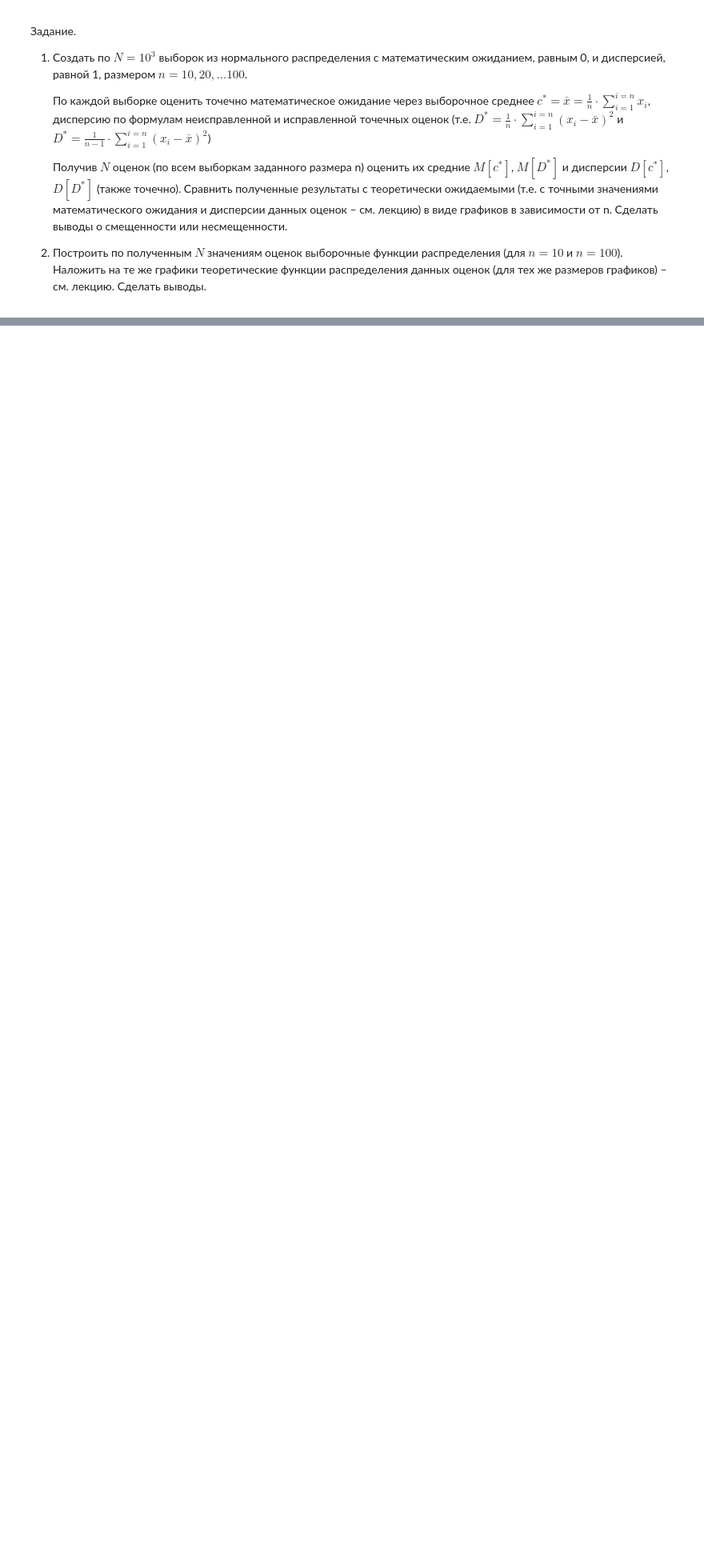
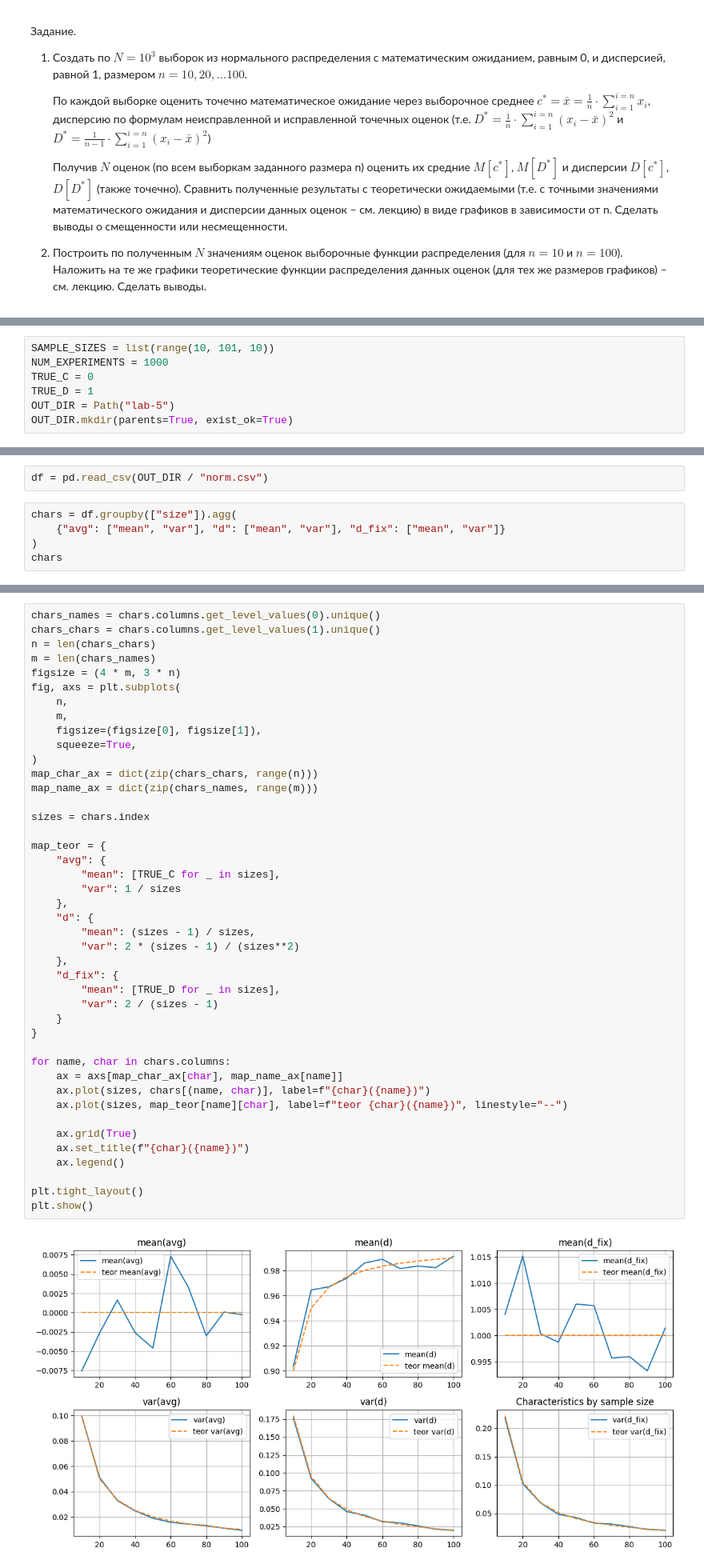
Before and after one commit to e1turin/ipkn-statistics, a Jupyter notebook: lab-5.ipynb, the cells around one changed output, grey strips where cells are left out. Shown at 80% size. Cells and saved outputs as stored; diff of their text form; blank space fills up the shorter version.

```diff
--- a/lab-5.ipynb
+++ b/lab-5.ipynb
@@ -28,0 +40,7 @@
+# %%
+SAMPLE_SIZES = list(range(10, 101, 10))
+NUM_EXPERIMENTS = 1000
+TRUE_C = 0
+TRUE_D = 1
+OUT_DIR = Path("lab-5")
+OUT_DIR.mkdir(parents=True, exist_ok=True)
@@ -28,0 +82,7 @@
+# %%
+df = pd.read_csv(OUT_DIR / "norm.csv")
+# %%
+chars = df.groupby(["size"]).agg(
+    {"avg": ["mean", "var"], "d": ["mean", "var"], "d_fix": ["mean", "var"]}
+)
+chars
@@ -28,0 +103,45 @@
+# %%
+chars_names = chars.columns.get_level_values(0).unique()
+chars_chars = chars.columns.get_level_values(1).unique()
+n = len(chars_chars)
+m = len(chars_names)
+figsize = (4 * m, 3 * n)
+fig, axs = plt.subplots(
+    n,
+    m,
+    figsize=(figsize[0], figsize[1]),
+    squeeze=True,
+)
+map_char_ax = dict(zip(chars_chars, range(n)))
+map_name_ax = dict(zip(chars_names, range(m)))
+
+sizes = chars.index
+
+map_teor = {
+    "avg": {
+        "mean": [TRUE_C for _ in sizes],
+        "var": 1 / sizes
+    },
+    "d": {
+        "mean": (sizes - 1) / sizes,
+        "var": 2 * (sizes - 1) / (sizes**2)
+    },
+    "d_fix": {
+        "mean": [TRUE_D for _ in sizes],
+        "var": 2 / (sizes - 1)
+    }
+}
+
+for name, char in chars.columns:
+    ax = axs[map_char_ax[char], map_name_ax[name]]
+    ax.plot(sizes, chars[(name, char)], label=f"{char}({name})")
+    ax.plot(sizes, map_teor[name][char], label=f"teor {char}({name})", linestyle="--")
+
+    ax.grid(True)
+    ax.set_title(f"{char}({name})")
+    ax.legend()
+
+plt.tight_layout()
+plt.show()
+# %% [output]
+[figure, added]
```
Also changed, not shown: parts of 6 cells of this notebook.
